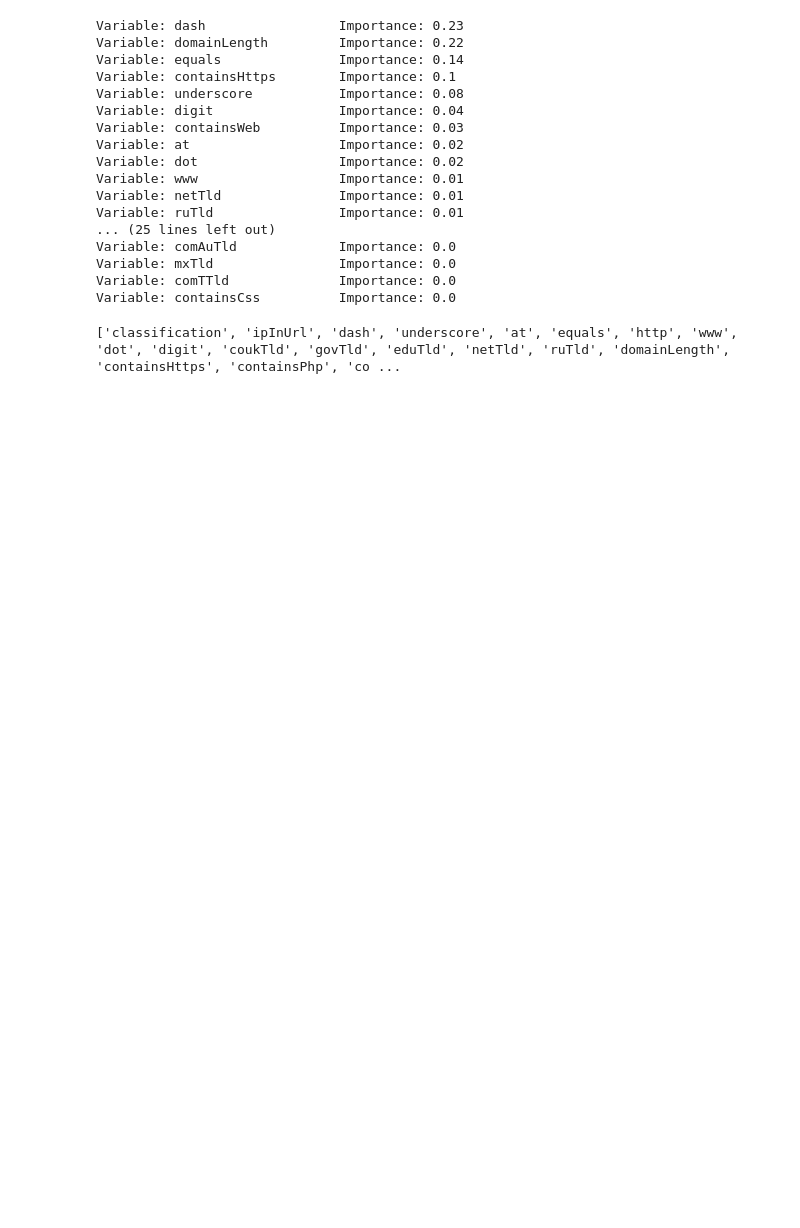
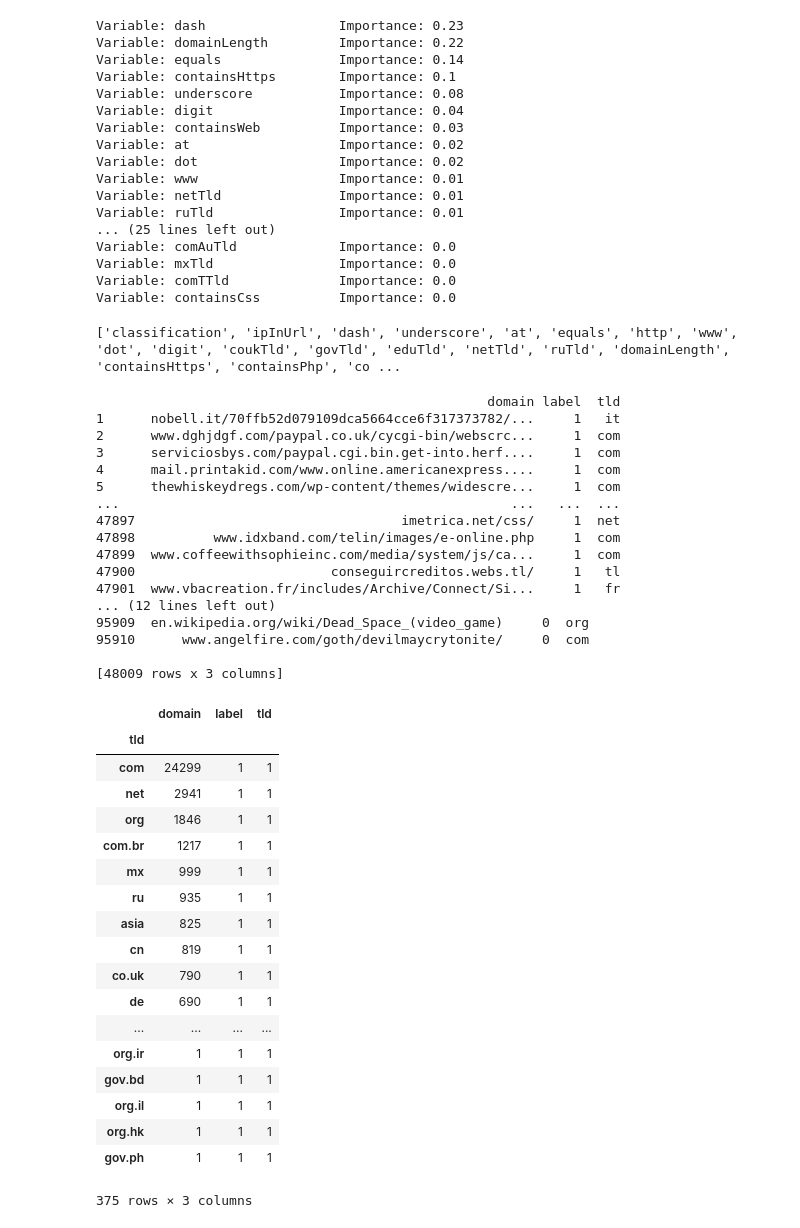
Before and after one commit to Jordan-stobbs/Dissertation, a Jupyter notebook: phishingDetector.ipynb, the cells around one changed output. Saved outputs shown, nothing was run; the diff lists cells and outputs as text; code cells hidden in the pictures; blank space fills up the shorter version.

```diff
--- a/phishingDetector.ipynb
+++ b/phishingDetector.ipynb
@@ -504,3 +539,61 @@ graph.write_png('small_tree.png');
 # Image(filename = 'tree.png')
 # %% [output]
 ['classification', 'ipInUrl', 'dash', 'underscore', 'at', 'equals', 'http', 'www', 'dot', 'digit', 'coukTld', 'govTld', 'eduTld', 'netTld', 'ruTld', 'domainLength', 'containsHttps', 'containsPhp', 'co ...
+# %%
+dfTest = pd.read_csv("urlset2.csv", names = ["domain","label"])
+tld2Array = []
+# print(dfTest["domain"])
+exit
+for result in dfTest["domain"]:
+#     print(result)
+    url = result
+    brokenUrl = tldextract.extract(url)
+    tld = brokenUrl.suffix
+#     print(tld)
+    tld2Array.append(tld)
+assert len(dfTest) == len(tld2Array)
+dfTest["tld"] = tld2Array
+# print(dfTest)
+dfBl = dfTest[dfTest.label == "1"]
+print(dfBl)
+dfWl = dfTest[dfTest.label == "0"]
+print(dfWl)
+# dfWl = dfWl[dfTest.tld == "com.tr"
+dfBl.groupby('tld').nunique().sort_values('domain', ascending=False)
+# %% [output]
+                                                  domain label  tld
+1      nobell.it/70ffb52d079109dca5664cce6f317373782/...     1   it
+2      www.dghjdgf.com/paypal.co.uk/cycgi-bin/webscrc...     1  com
+3      serviciosbys.com/paypal.cgi.bin.get-into.herf....     1  com
+4      mail.printakid.com/www.online.americanexpress....     1  com
+5      thewhiskeydregs.com/wp-content/themes/widescre...     1  com
+...                                                  ...   ...  ...
+47897                                  imetrica.net/css/     1  net
+47898          www.idxband.com/telin/images/e-online.php     1  com
+47899  www.coffeewithsophieinc.com/media/system/js/ca...     1  com
+47900                         conseguircreditos.webs.tl/     1   tl
+47901  www.vbacreation.fr/includes/Archive/Connect/Si...     1   fr
+... (12 lines left out)
+95909  en.wikipedia.org/wiki/Dead_Space_(video_game)     0  org
+95910      www.angelfire.com/goth/devilmaycrytonite/     0  com
+
+[48009 rows x 3 columns]
+|  | domain | label | tld |
+| tld |  |  |  |
+| com | 24299 | 1 | 1 |
+| net | 2941 | 1 | 1 |
+| org | 1846 | 1 | 1 |
+| com.br | 1217 | 1 | 1 |
+| mx | 999 | 1 | 1 |
+| ru | 935 | 1 | 1 |
+| asia | 825 | 1 | 1 |
+| cn | 819 | 1 | 1 |
+| co.uk | 790 | 1 | 1 |
+| de | 690 | 1 | 1 |
+| ... | ... | ... | ... |
+| org.ir | 1 | 1 | 1 |
+| gov.bd | 1 | 1 | 1 |
+| org.il | 1 | 1 | 1 |
+| org.hk | 1 | 1 | 1 |
+| gov.ph | 1 | 1 | 1 |
+375 rows × 3 columns
```
Also changed, not shown: parts of 3 cells of this notebook, 5 other files.
